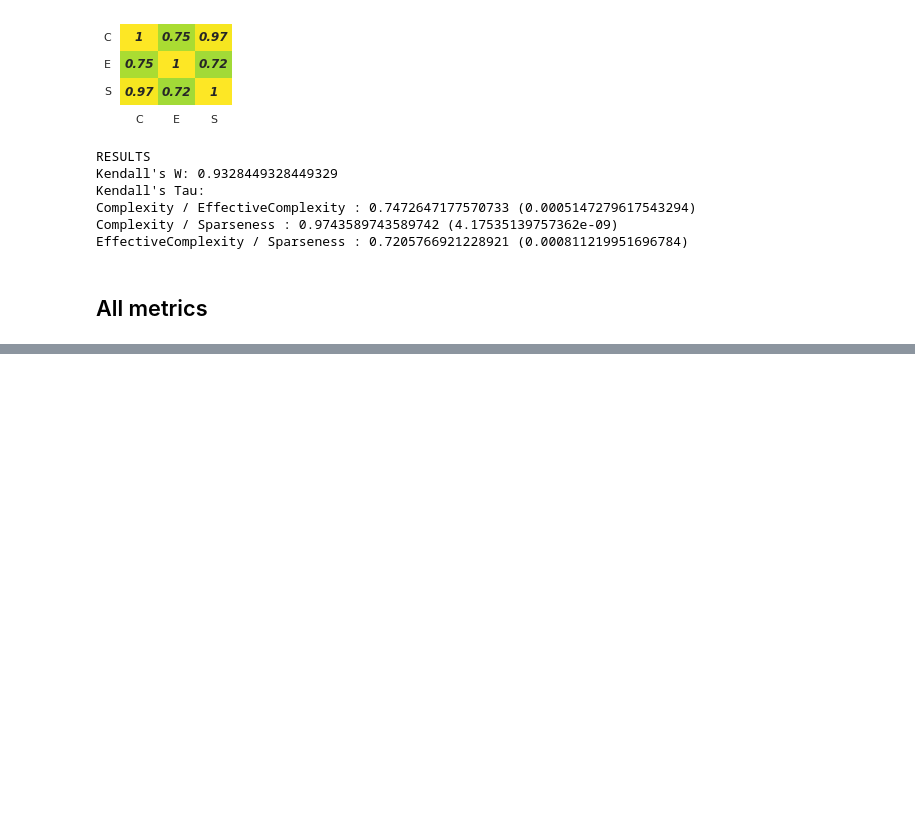
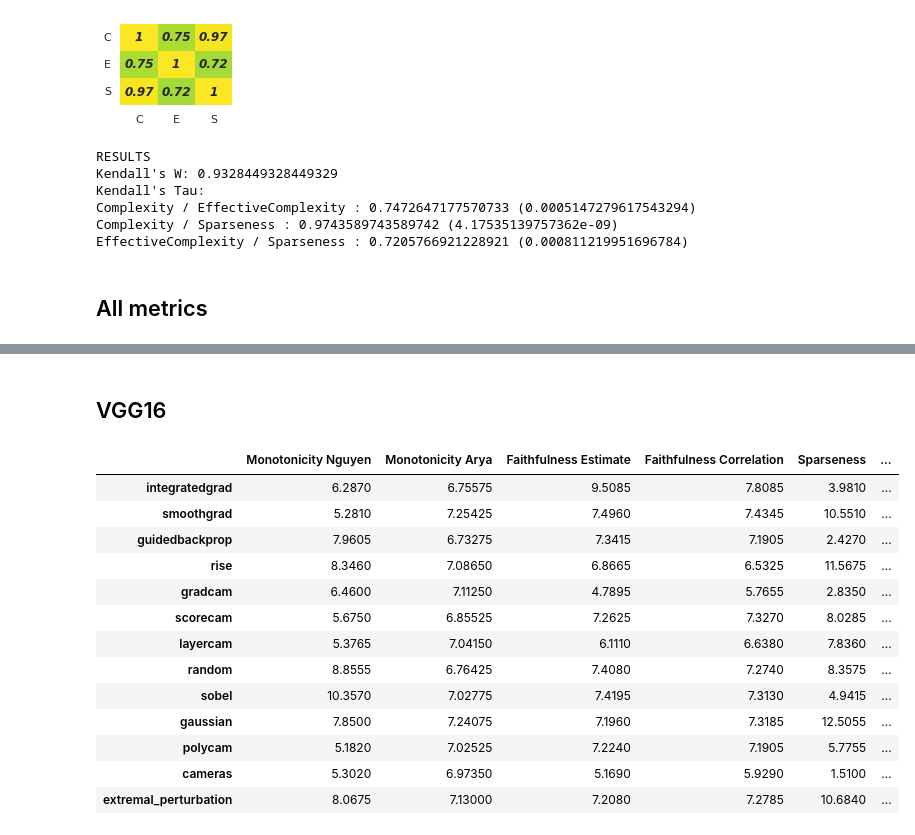
Before and after one commit to multitel-ai/Evaluation-XAI-Metrics-GD6-TRAIL, a Jupyter notebook: XAI_analysis_correlations_rank_aggreg_rebuttal.ipynb, the cells around one changed output, grey strips where cells are left out. Saved outputs shown, nothing was run; the diff lists cells and outputs as text; code cells hidden in the pictures; blank space fills up the shorter version.

```diff
--- a/XAI_analysis_correlations_rank_aggreg_rebuttal.ipynb
+++ b/XAI_analysis_correlations_rank_aggreg_rebuttal.ipynb
@@ -469,3 +474,25 @@ Monotonicity Arya with baseline_black / Selectivity with baseline_black : 0.0512
 Monotonicity Nguyen with baseline_black / Pixel-Flipping with baseline_black : -0.05128205128205127 (0.8577337519090992)
 Monotonicity Nguyen with baseline_black / Selectivity with baseline_black : -0.5128205128205127 (0.014950091061202172)
 Pixel-Flipping with baseline_black / Selectivity with baseline_black : 0.4358974358974358 (0.04218179261582039)
+# %% [markdown]
+## VGG16
+# %%
+df_ranks = pd.DataFrame(dico_ranks['imagenet']['vgg16'], index= methods)
+metrics_with_baselines = sorted(dico_ranks.keys())
+# %%
+df_ranks
+# %% [output]
+|  | Monotonicity Nguyen | Monotonicity Arya | Faithfulness Estimate | Faithfulness Correlation | Sparseness | ... |
+| integratedgrad | 6.2870 | 6.75575 | 9.5085 | 7.8085 | 3.9810 | ... |
+| smoothgrad | 5.2810 | 7.25425 | 7.4960 | 7.4345 | 10.5510 | ... |
+| guidedbackprop | 7.9605 | 6.73275 | 7.3415 | 7.1905 | 2.4270 | ... |
+| rise | 8.3460 | 7.08650 | 6.8665 | 6.5325 | 11.5675 | ... |
+| gradcam | 6.4600 | 7.11250 | 4.7895 | 5.7655 | 2.8350 | ... |
+| scorecam | 5.6750 | 6.85525 | 7.2625 | 7.3270 | 8.0285 | ... |
+| layercam | 5.3765 | 7.04150 | 6.1110 | 6.6380 | 7.8360 | ... |
+| random | 8.8555 | 6.76425 | 7.4080 | 7.2740 | 8.3575 | ... |
+| sobel | 10.3570 | 7.02775 | 7.4195 | 7.3130 | 4.9415 | ... |
+| gaussian | 7.8500 | 7.24075 | 7.1960 | 7.3185 | 12.5055 | ... |
+| polycam | 5.1820 | 7.02525 | 7.2240 | 7.1905 | 5.7755 | ... |
+| cameras | 5.3020 | 6.97350 | 5.1690 | 5.9290 | 1.5100 | ... |
+| extremal_perturbation | 8.0675 | 7.13000 | 7.2080 | 7.2785 | 10.6840 | ... |
```
Also changed, not shown: parts of 13 cells of this notebook, 7 other files.
